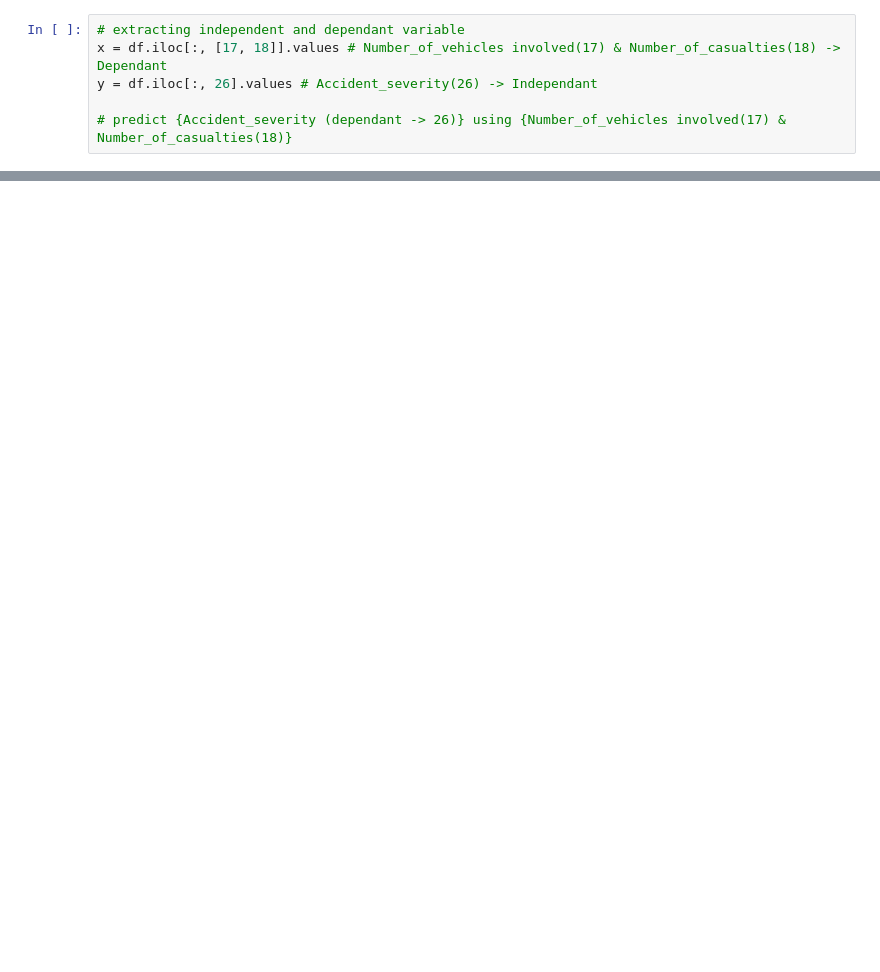
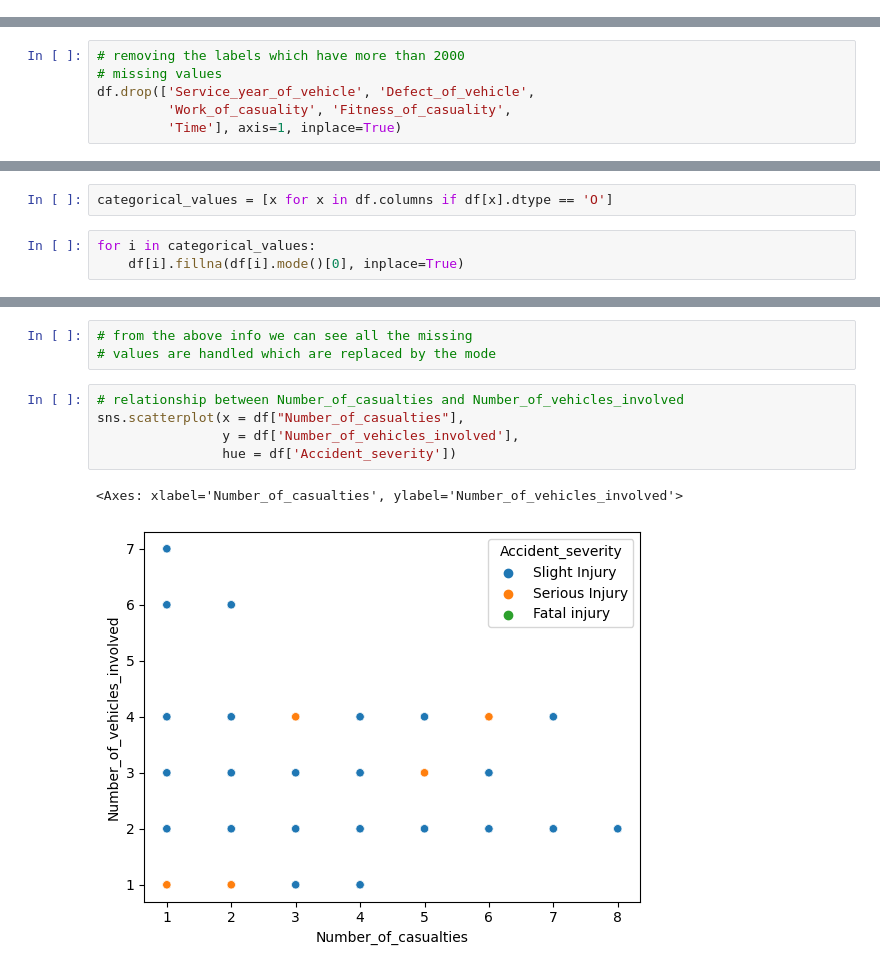
Before and after one commit to Impact-Dev1/Road-Traffic-Severity-Classification, a Jupyter notebook: logistic_regression.ipynb, the cells around one changed output, grey strips where cells are left out. Drawn from its saved outputs; the diff is of its cells as text; blank space fills up the shorter version.

```diff
--- a/logistic_regression.ipynb
+++ b/logistic_regression.ipynb
@@ -20,6 +19,0 @@ df.head()
-# %%
-# extracting independent and dependant variable
-x = df.iloc[:, [17, 18]].values # Number_of_vehicles involved(17) & Number_of_casualties(18) -> Dependant
-y = df.iloc[:, 26].values # Accident_severity(26) -> Independant
-
-# predict {Accident_severity (dependant -> 26)} using {Number_of_vehicles involved(17) & Number_of_casualties(18)}
@@ -86,0 +96,6 @@ accuracy_logr = 0.8365358592692829
+# %%
+# removing the labels which have more than 2000
+# missing values
+df.drop(['Service_year_of_vehicle', 'Defect_of_vehicle',
+         'Work_of_casuality', 'Fitness_of_casuality',
+         'Time'], axis=1, inplace=True)
@@ -86,0 +112,5 @@ accuracy_logr = 0.8365358592692829
+# %%
+categorical_values = [x for x in df.columns if df[x].dtype == 'O']
+# %%
+for i in categorical_values:
+    df[i].fillna(df[i].mode()[0], inplace=True)
@@ -86,0 +137,11 @@ accuracy_logr = 0.8365358592692829
+# %%
+# from the above info we can see all the missing
+# values are handled which are replaced by the mode
+# %%
+# relationship between Number_of_casualties and Number_of_vehicles_involved
+sns.scatterplot(x = df["Number_of_casualties"],
+                y = df['Number_of_vehicles_involved'],
+                hue = df['Accident_severity'])
+# %% [output]
+<Axes: xlabel='Number_of_casualties', ylabel='Number_of_vehicles_involved'>
+[figure, added]
```
Also changed, not shown: parts of 53 cells of this notebook.
